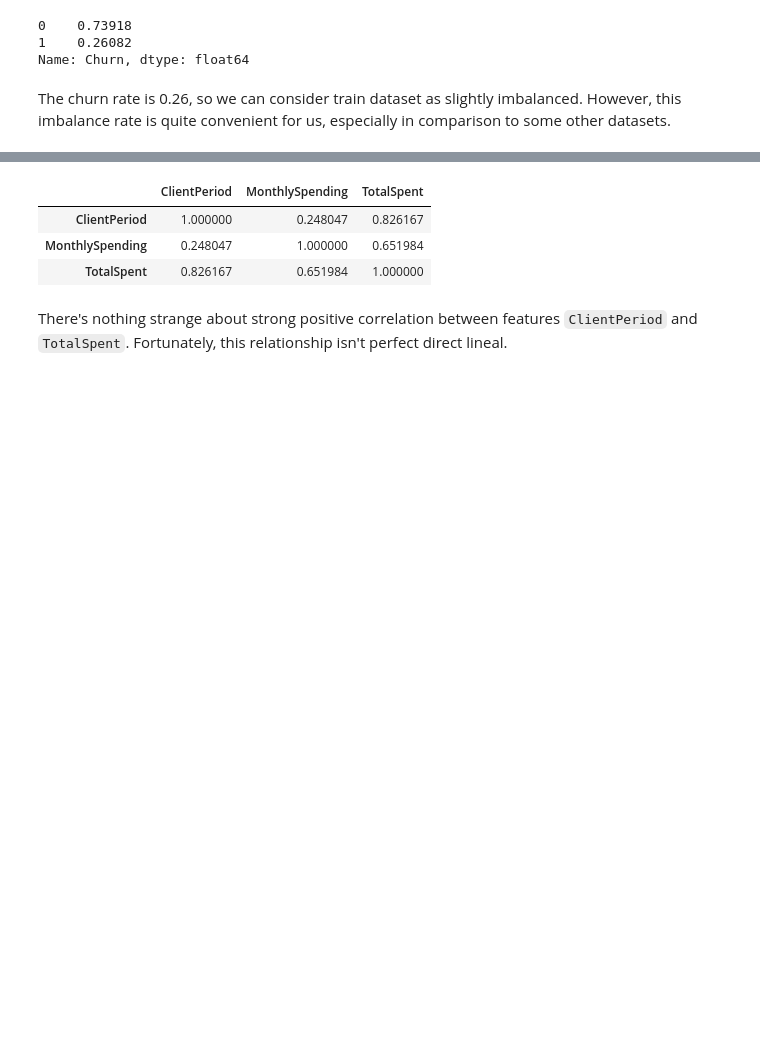
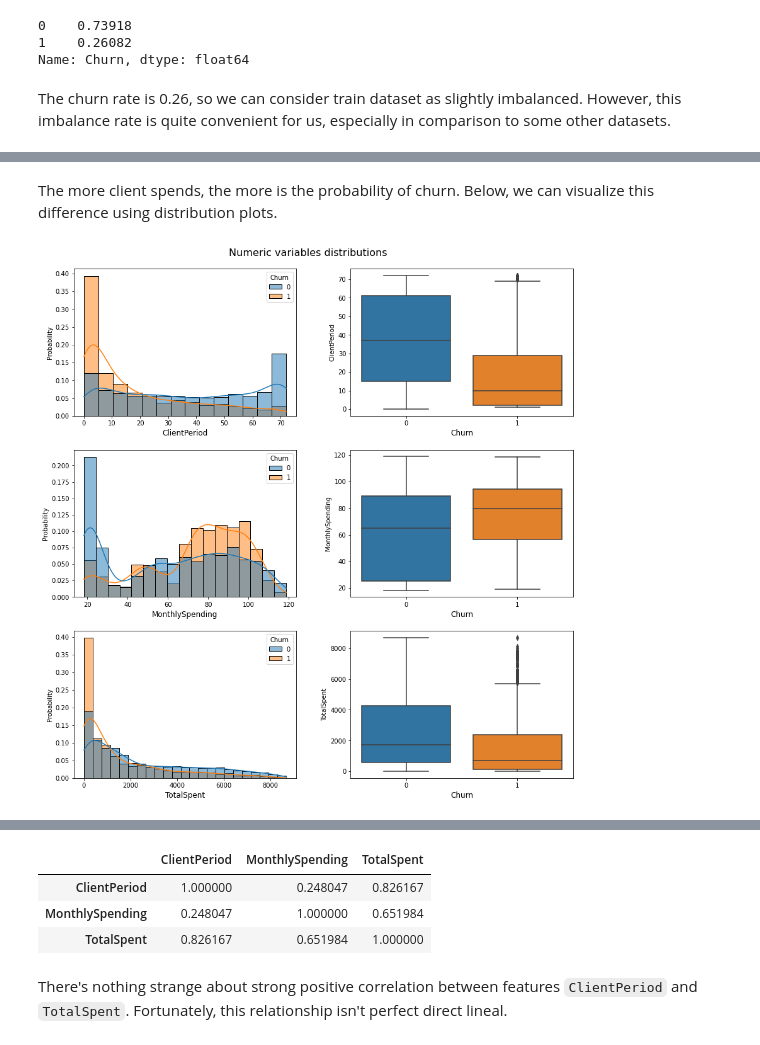
Before and after one commit to paperchampion/DLS-20-21-, a Jupyter notebook: simple-churn-prediction/simple-churn-prediction.ipynb, the cells around one changed output, grey strips where cells are left out. Saved outputs shown, nothing was run; the diff lists cells and outputs as text; code cells hidden in the pictures; blank space fills up the shorter version.

```diff
--- a/simple-churn-prediction/simple-churn-prediction.ipynb
+++ b/simple-churn-prediction/simple-churn-prediction.ipynb
@@ -255,0 +279,17 @@ Let's start with the obvious – correlation.
+# %% [markdown]
+The more client spends, the more is the probability of churn. Below, we can visualize this difference using distribution plots.
+# %%
+fig, axes = plt.subplots(nrows=len(num_feats), ncols=2, figsize=(12, 4 * len(num_feats)))
+n_bins = 1 + int(np.floor(np.log2(len(data)))) # A variant of Sturges' rule
+
+for i, feat in enumerate(num_feats):
+    ax1 = axes[i][0]
+    ax2 = axes[i][1]
+    sns.histplot(data=data, x=feat, hue='Churn', stat='probability', kde=True, common_norm=False, ax=ax1)
+    sns.boxplot(x='Churn', y=feat, data=data, ax=ax2)
+    ax1.set_xlabel(feat, fontsize=12)
+    ax2.set_xlabel('Churn', fontsize=12)
+fig.suptitle('Numeric variables distributions', y=1.025, fontsize=16)
+fig.tight_layout(h_pad=2, w_pad=4)
+# %% [output]
+[figure, added]
```
Also changed, not shown: parts of 29 cells of this notebook, 1 other file.
